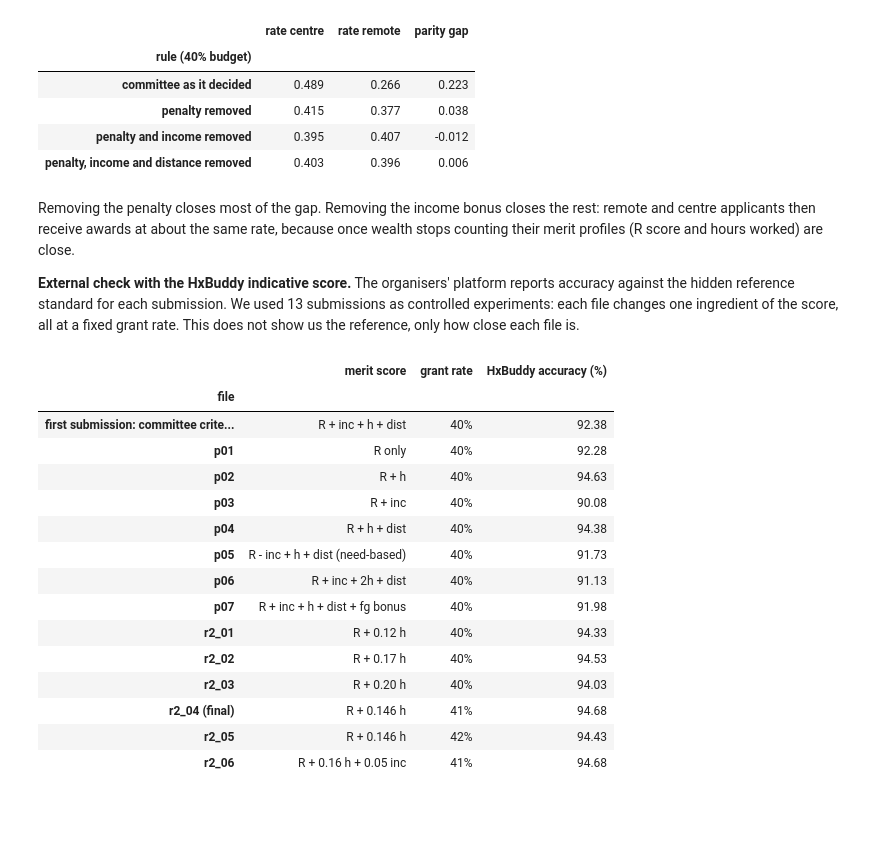
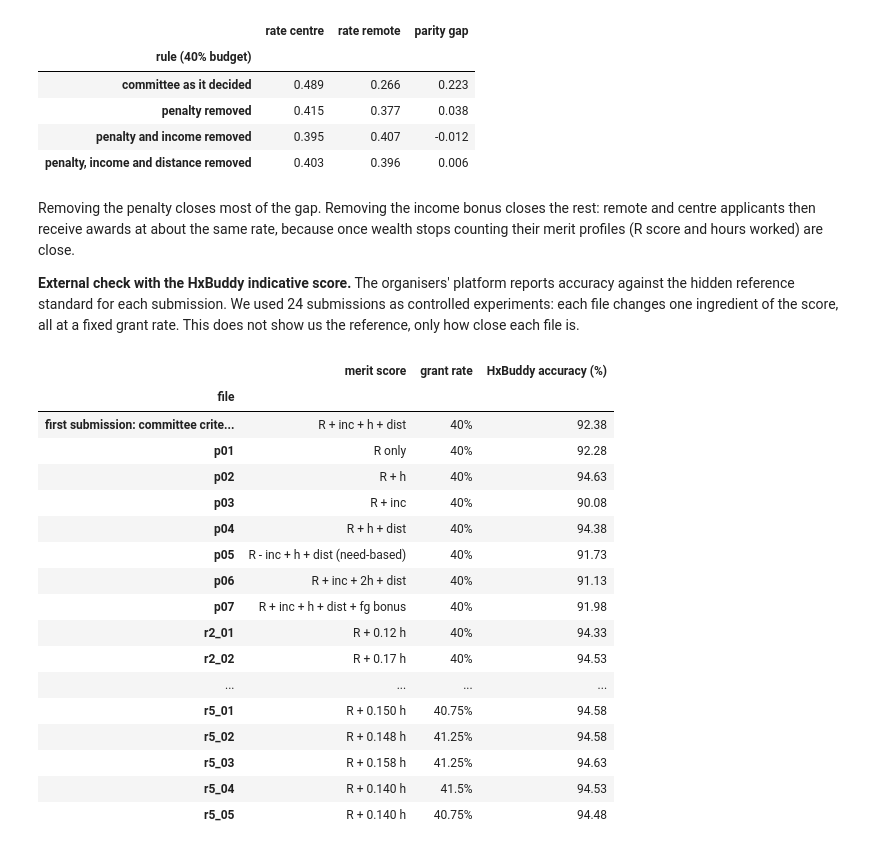
Before and after one commit to AidinYaseri/IVADO---EquiAlgo, a Jupyter notebook: audit_rapport.ipynb, the cells around one changed output. Cells and saved outputs as stored; diff of their text form; code cells hidden in the pictures; blank space fills up the shorter version.

```diff
--- a/audit_rapport.ipynb
+++ b/audit_rapport.ipynb
@@ -469,7 +586,7 @@ applicants then receive awards at about the same rate, because once wealth stops
 (R score and hours worked) are close.
 
 **External check with the HxBuddy indicative score.** The organisers' platform reports accuracy against the hidden
-reference standard for each submission. We used 13 submissions as controlled experiments: each file changes one
+reference standard for each submission. We used 24 submissions as controlled experiments: each file changes one
 ingredient of the score, all at a fixed grant rate. This does not show us the reference, only how close each file is.
 # %%
 # Indicative accuracy returned by HxBuddy for each submitted file (copied from the platform, 2026-10-03).
@@ -477,37 +594,50 @@ ingredient of the score, all at a fixed grant rate. This does not show us the re
 hxbuddy = pd.DataFrame([
     ("first submission: committee criteria, penalty removed", "R + inc + h + dist", "40%", 92.38),
     ("p01", "R only", "40%", 92.28),
     ("p02", "R + h", "40%", 94.63),
     ("p03", "R + inc", "40%", 90.08),
     ("p04", "R + h + dist", "40%", 94.38),
     ("p05", "R - inc + h + dist (need-based)", "40%", 91.73),
     ("p06", "R + inc + 2h + dist", "40%", 91.13),
     ("p07", "R + inc + h + dist + fg bonus", "40%", 91.98),
     ("r2_01", "R + 0.12 h", "40%", 94.33),
     ("r2_02", "R + 0.17 h", "40%", 94.53),
     ("r2_03", "R + 0.20 h", "40%", 94.03),
     ("r2_04 (final)", "R + 0.146 h", "41%", 94.68),
     ("r2_05", "R + 0.146 h", "42%", 94.43),
     ("r2_06", "R + 0.16 h + 0.05 inc", "41%", 94.68),
+    ("r3_01", "R + 0.146 h + STEM program bonus", "41%", 94.23),
+    ("r3_03", "R + 0.146 h", "40.5%", 94.58),
+    ("r3_04", "R + 0.95 sqrt(h) (diminishing returns)", "41%", 94.43),
+    ("r3_05", "R + 0.20 max(h - 8, 0) (only long hours)", "41%", 94.03),
+    ("r4_01", "R + 0.135 h", "41%", 94.53),
+    ("r4_02", "R + 0.158 h", "41%", 94.63),
+    ("r5_01", "R + 0.150 h", "40.75%", 94.58),
+    ("r5_02", "R + 0.148 h", "41.25%", 94.58),
+    ("r5_03", "R + 0.158 h", "41.25%", 94.63),
+    ("r5_04", "R + 0.140 h", "41.5%", 94.53),
+    ("r5_05", "R + 0.140 h", "40.75%", 94.48),
 ], columns=["file", "merit score", "grant rate", "HxBuddy accuracy (%)"]).set_index("file")
 display(hxbuddy)
 # %% [output]
 |  | merit score | grant rate | HxBuddy accuracy (%) |
 | file |  |  |  |
 | first submission: committee crite... | R + inc + h + dist | 40% | 92.38 |
 | p01 | R only | 40% | 92.28 |
 | p02 | R + h | 40% | 94.63 |
 | p03 | R + inc | 40% | 90.08 |
 | p04 | R + h + dist | 40% | 94.38 |
 | p05 | R - inc + h + dist (need-based) | 40% | 91.73 |
 | p06 | R + inc + 2h + dist | 40% | 91.13 |
 | p07 | R + inc + h + dist + fg bonus | 40% | 91.98 |
 | r2_01 | R + 0.12 h | 40% | 94.33 |
 | r2_02 | R + 0.17 h | 40% | 94.53 |
-| r2_03 | R + 0.20 h | 40% | 94.03 |
-| r2_04 (final) | R + 0.146 h | 41% | 94.68 |
-| r2_05 | R + 0.146 h | 42% | 94.43 |
-| r2_06 | R + 0.16 h + 0.05 inc | 41% | 94.68 |
+| ... | ... | ... | ... |
+| r5_01 | R + 0.150 h | 40.75% | 94.58 |
+| r5_02 | R + 0.148 h | 41.25% | 94.58 |
+| r5_03 | R + 0.158 h | 41.25% | 94.63 |
+| r5_04 | R + 0.140 h | 41.5% | 94.53 |
+| r5_05 | R + 0.140 h | 40.75% | 94.48 |
 # %% [markdown]
 What the experiments say:
 
```
Also changed, not shown: parts of 12 cells of this notebook, 30 other files.
